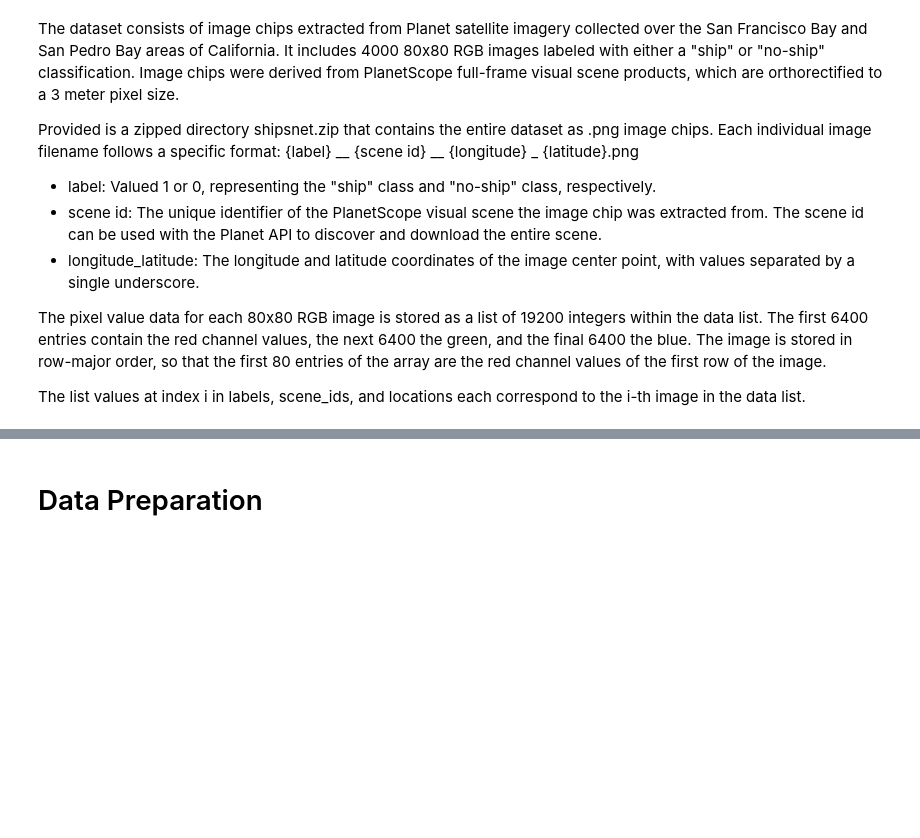
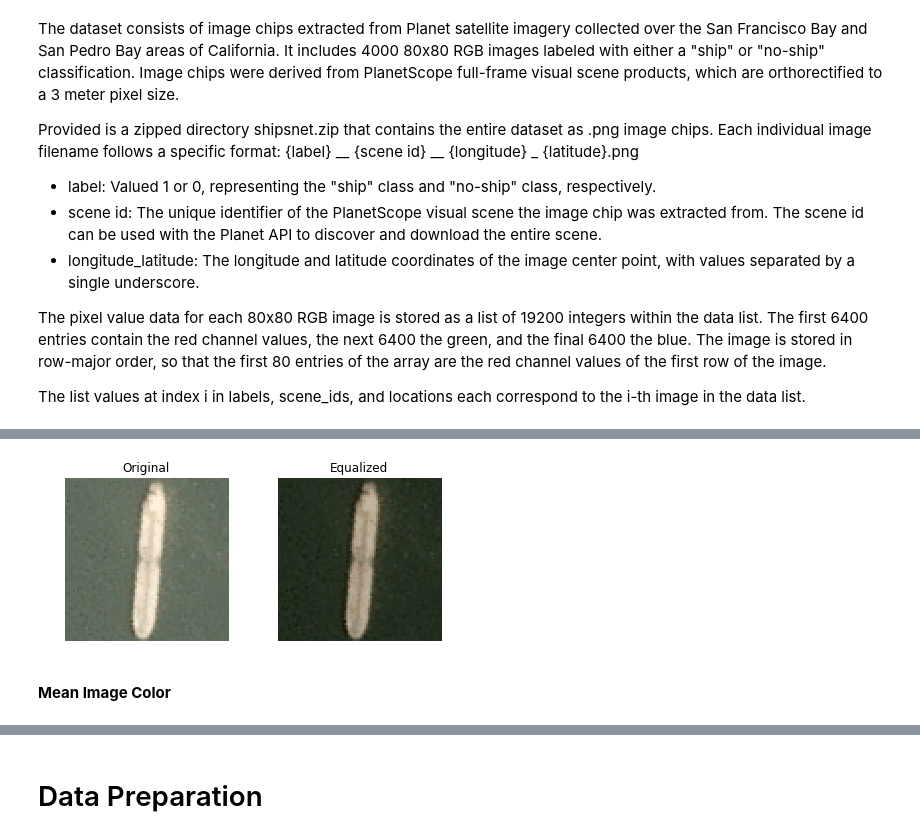
Before and after one commit to amlietar/AI-COE-Workshop, a Jupyter notebook: Use Case 3 - Ship Image Recogniton.ipynb, the cells around one changed output, grey strips where cells are left out. Saved outputs shown, nothing was run; the diff lists cells and outputs as text; code cells hidden in the pictures; blank space fills up the shorter version.

```diff
--- a/Use Case 3 - Ship Image Recogniton.ipynb
+++ b/Use Case 3 - Ship Image Recogniton.ipynb
@@ -188,0 +233,18 @@ plt.set_cmap('Greys')
+# %%
+# compare raw and equalized images
+f, ax = plt.subplots(1, 2, figsize=(7,3))
+
+ax[0].imshow(xReshaped[123])
+ax[1].imshow(rescale_image(xReshaped[123]))
+
+ax[0].set_title('Original')
+ax[1].set_title('Equalized')
+
+ax[0].axis('off')
+ax[1].axis('off')
+
+plt.show()
+# %% [output]
+[figure, added]
+# %% [markdown]
+**Mean Image Color**
```
Also changed, not shown: parts of 19 cells of this notebook.
